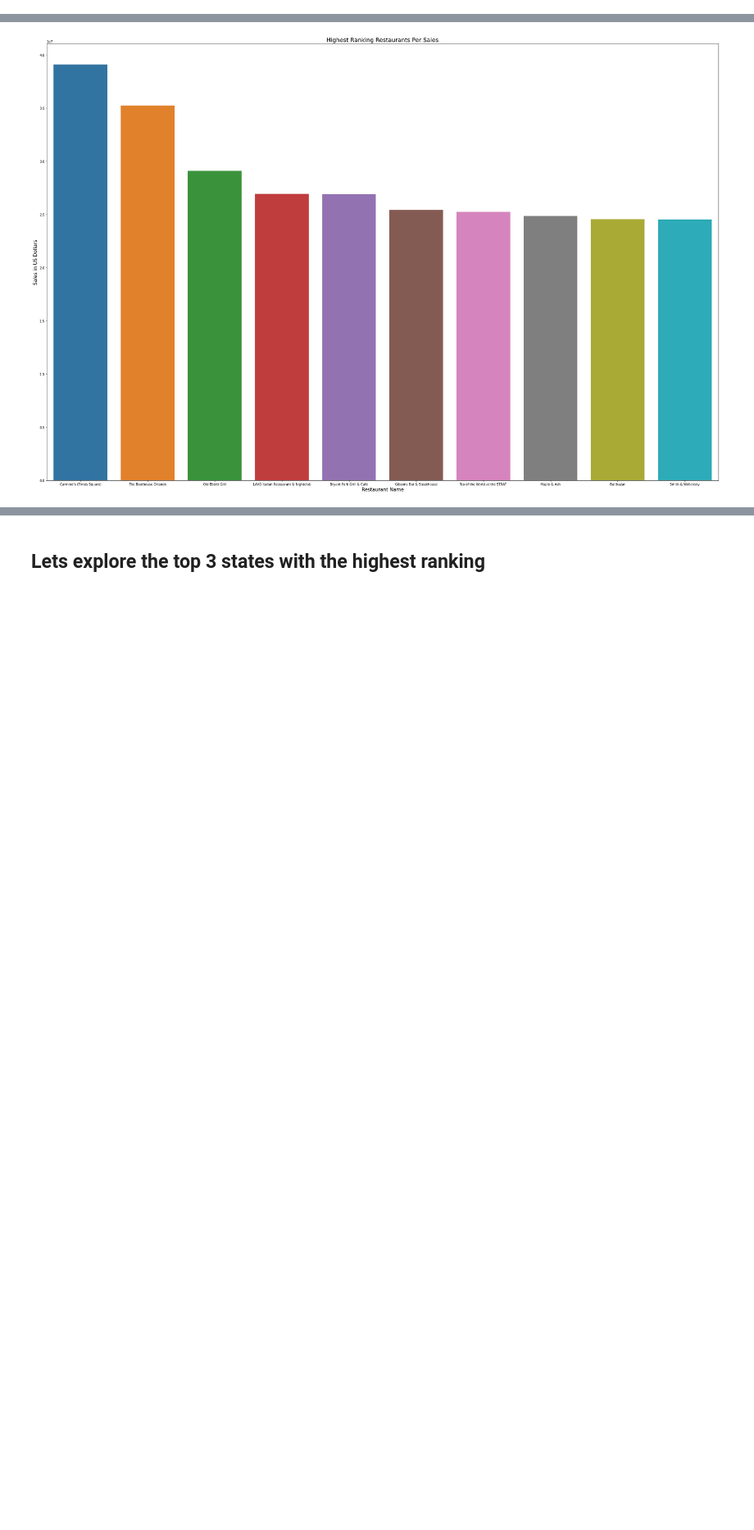
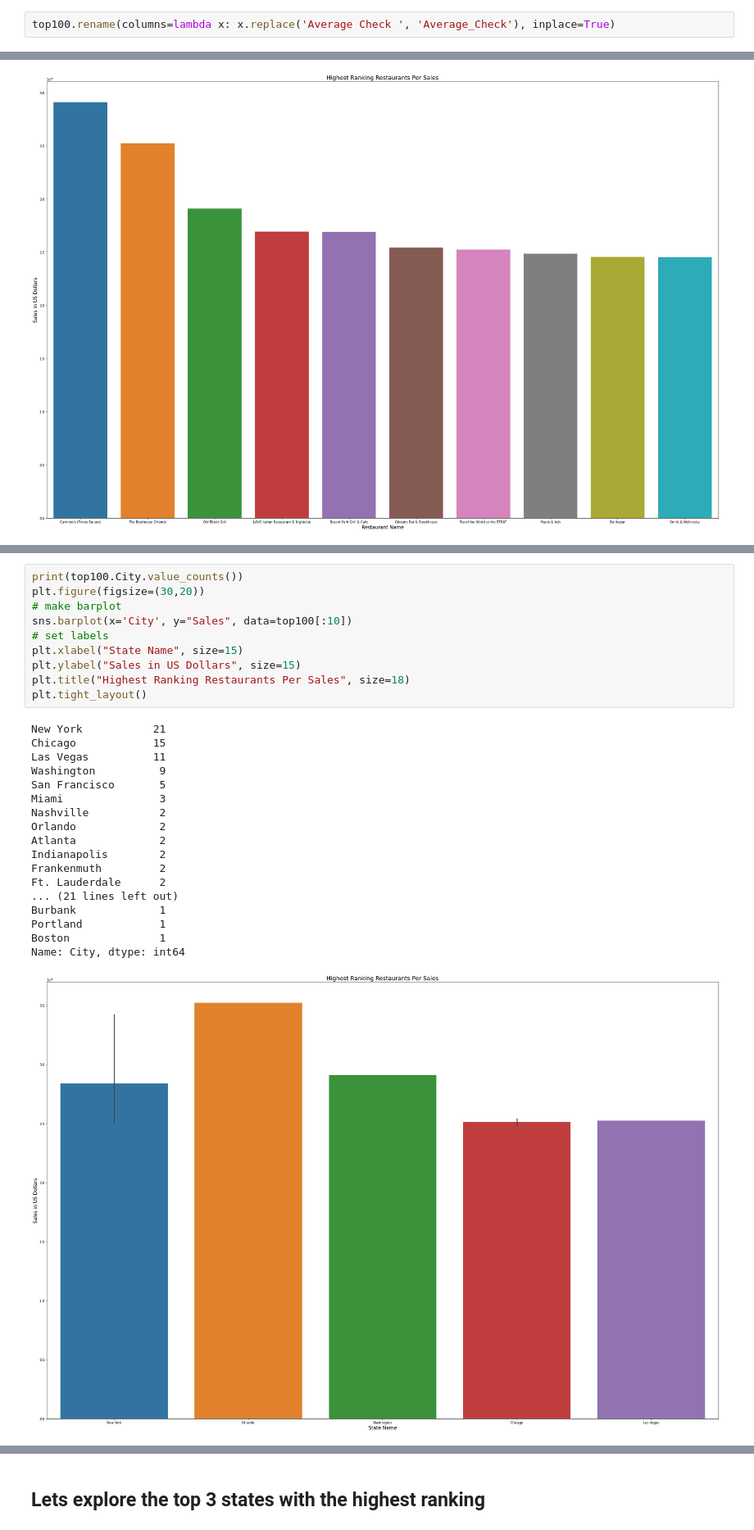
Before and after one commit to HunterKane/Restaurant-Business-Ranking-2020, a Jupyter notebook: Independent 100 Restaurants Analysis .ipynb, the cells around one changed output, grey strips where cells are left out. Shown at 82% size. Cells and saved outputs as stored; diff of their text form; blank space fills up the shorter version.

Commit message:
Updated Data
- Compared states
- Compared Restaurants
- Compared Average Checks
- Compared Meals Served
- Compared Sales

```diff
--- a/Independent 100 Restaurants Analysis .ipynb
+++ b/Independent 100 Restaurants Analysis .ipynb
@@ -53,3 +57,5 @@ top100.describe()
+# %%
+top100.rename(columns=lambda x: x.replace('Average Check ', 'Average_Check'), inplace=True)
 # %%
 sns.pairplot(top100)
 # %% [output]
@@ -117,0 +127,29 @@ plt.tight_layout()
+# %%
+print(top100.City.value_counts())
+plt.figure(figsize=(30,20))
+# make barplot
+sns.barplot(x='City', y="Sales", data=top100[:10])
+# set labels
+plt.xlabel("State Name", size=15)
+plt.ylabel("Sales in US Dollars", size=15)
+plt.title("Highest Ranking Restaurants Per Sales", size=18)
+plt.tight_layout()
+# %% [output]
+New York           21
+Chicago            15
+Las Vegas          11
+Washington          9
+San Francisco       5
+Miami               3
+Nashville           2
+Orlando             2
+Atlanta             2
+Indianapolis        2
+Frankenmuth         2
+Ft. Lauderdale      2
+... (21 lines left out)
+Burbank             1
+Portland            1
+Boston              1
+Name: City, dtype: int64
+[figure, added]
```
Also changed, not shown: parts of 19 cells of this notebook.
